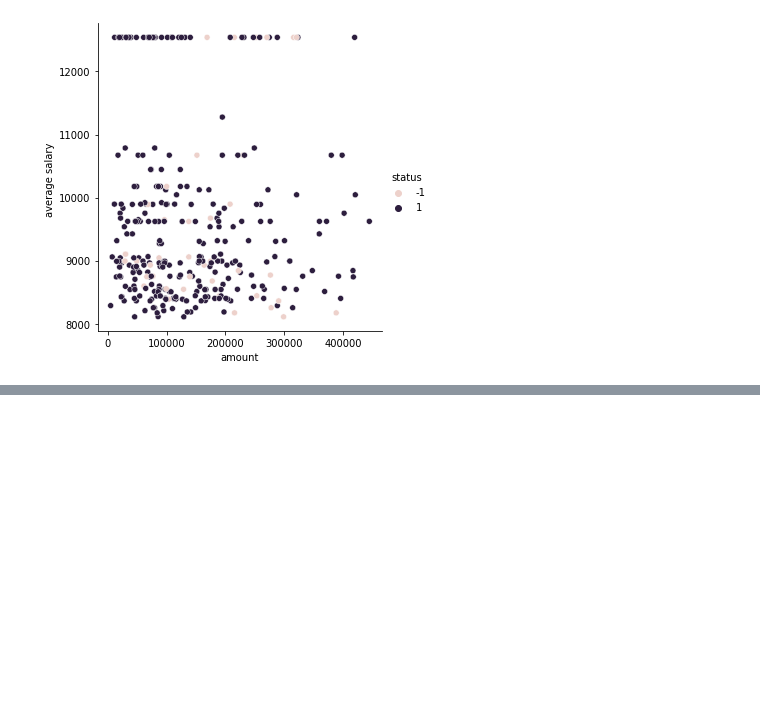
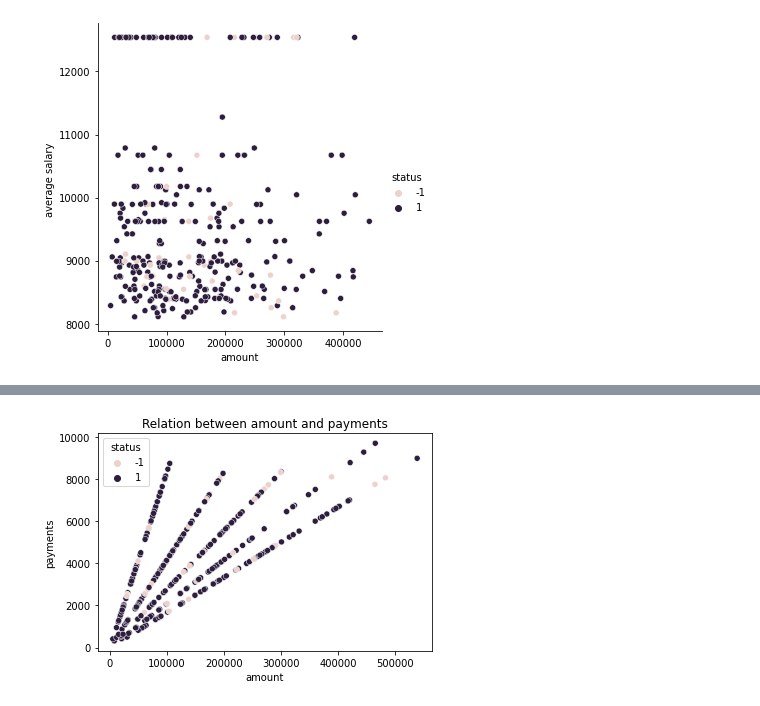
Before and after one commit to 2dukes/PROJ_AC_2122, a Jupyter notebook: dataUnderstanding.ipynb, the cells around one changed output, grey strips where cells are left out. Drawn from its saved outputs; the diff is of its cells as text; code cells hidden in the pictures; blank space fills up the shorter version.

```diff
--- a/dataUnderstanding.ipynb
+++ b/dataUnderstanding.ipynb
@@ -46,0 +49,11 @@ sns.relplot(x="amount", y="average salary ", hue="status", data=df);
+# %%
+def scatterplot_graph(df, col1, col2, title, col_hue=None):
+  if col_hue != None:
+    sns.scatterplot(data=df, x=df[col1], y=df[col2], hue=col_hue).set_title(title)
+  else:
+    sns.scatterplot(data=df, x=df[col1], y=df[col2]).set_title(title)
+
+loan_train_data = pd.read_csv("./files/loan_train.csv", sep=";")
+scatterplot_graph(df=loan_train_data, col1="amount", col2="payments", title="Relation between amount and payments", col_hue="status")
+# %% [output]
+[figure, added]
```
Also changed, not shown: parts of 6 cells of this notebook, 10 other files.
